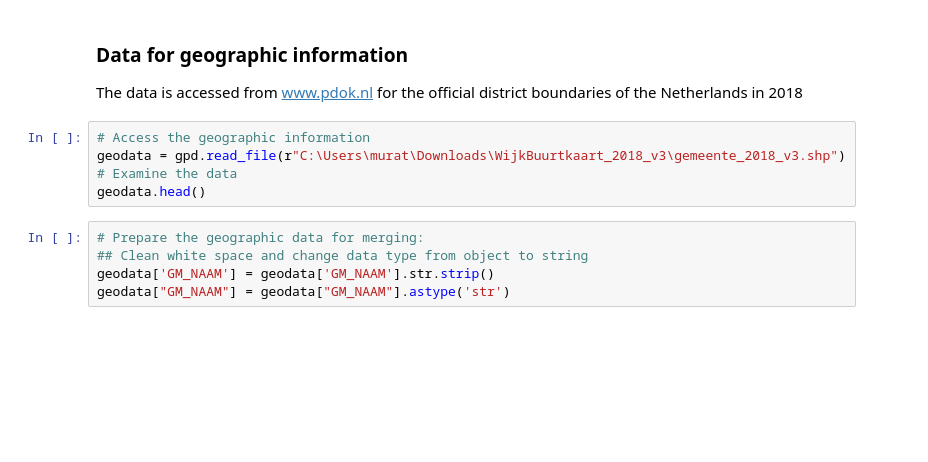
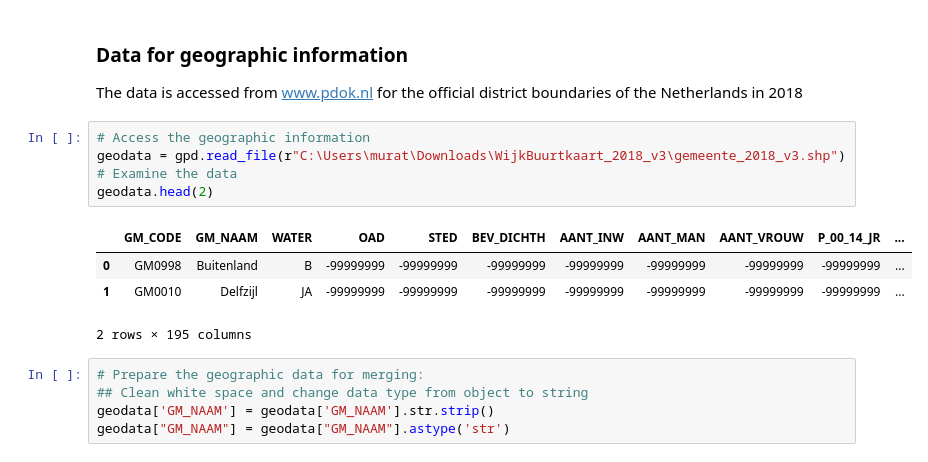
Before and after one commit to muratko357/Netherlands-Crime-Analysis, a Jupyter notebook: NL_Crime_rates_by_municipality.ipynb, the cells around one changed output. Saved outputs shown, nothing was run; the diff lists cells and outputs as text; blank space fills up the shorter version.

```diff
--- a/NL_Crime_rates_by_municipality.ipynb
+++ b/NL_Crime_rates_by_municipality.ipynb
@@ -49,8 +93,13 @@ The data is accessed from www.pdok.nl for the official district boundaries of th
 # %%
 # Access the geographic information
 geodata = gpd.read_file(r"C:\Users\murat\Downloads\WijkBuurtkaart_2018_v3\gemeente_2018_v3.shp")
 # Examine the data
-geodata.head()
+geodata.head(2)
+# %% [output]
+|  | GM_CODE | GM_NAAM | WATER | OAD | STED | BEV_DICHTH | AANT_INW | AANT_MAN | AANT_VROUW | P_00_14_JR | ... |
+| 0 | GM0998 | Buitenland | B | -99999999 | -99999999 | -99999999 | -99999999 | -99999999 | -99999999 | -99999999 | ... |
+| 1 | GM0010 | Delfzijl | JA | -99999999 | -99999999 | -99999999 | -99999999 | -99999999 | -99999999 | -99999999 | ... |
+2 rows × 195 columns
 # %%
 # Prepare the geographic data for merging:
 ## Clean white space and change data type from object to string
```
Also changed, not shown: parts of 15 cells of this notebook.
